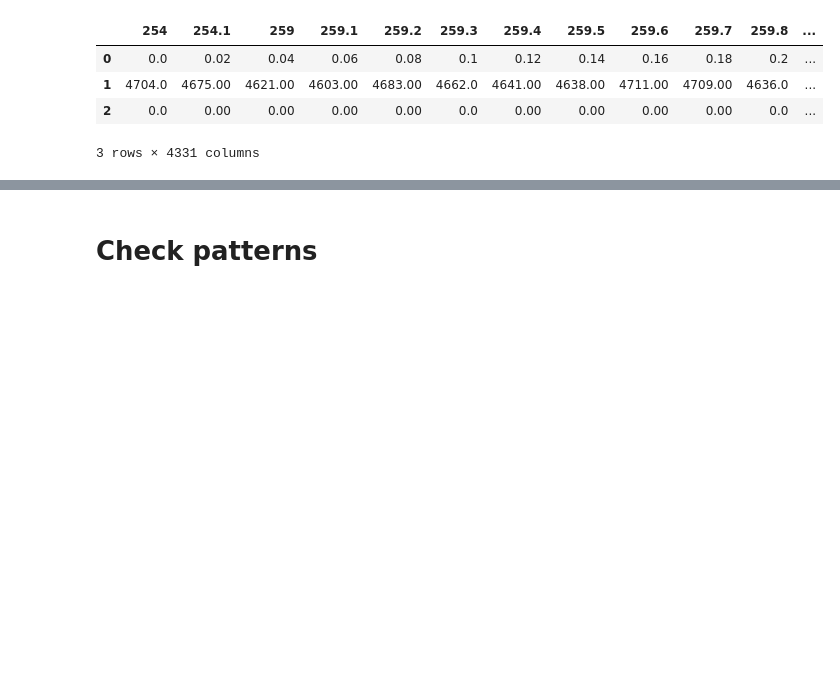
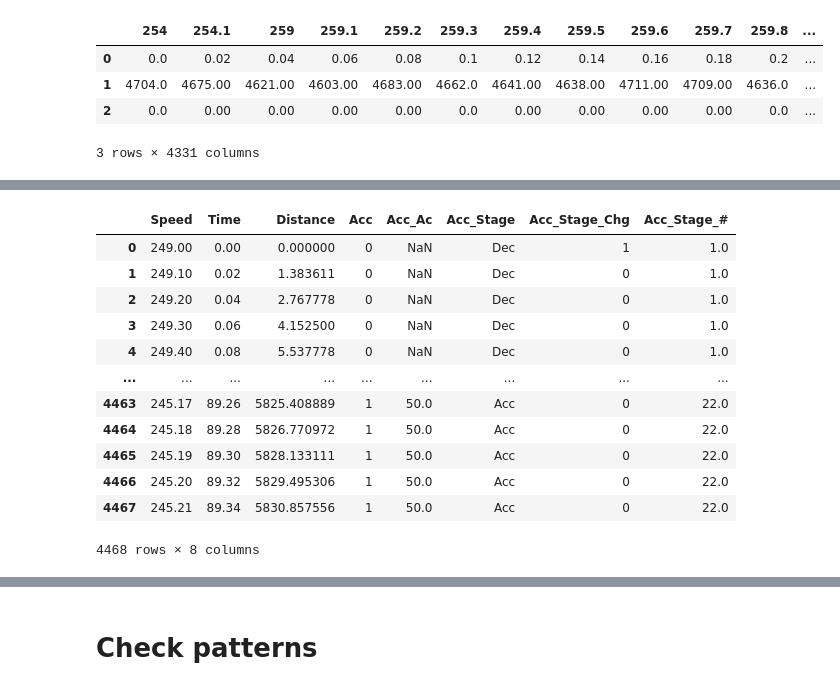
Before and after one commit to JotaBlanco/F1_Data, a Jupyter notebook: F1_Lapping.ipynb, the cells around one changed output, grey strips where cells are left out. Cells and saved outputs as stored; diff of their text form; code cells hidden in the pictures; blank space fills up the shorter version.

```diff
--- a/F1_Lapping.ipynb
+++ b/F1_Lapping.ipynb
@@ -193,6 +194,22 @@ df_ham = pd.DataFrame({'Speed': v,
 df_ham_2 = pd.DataFrame({'Speed': v,
                        'Time': f,
                        'Distance': d})
+# %%
+df_ham
+# %% [output]
+|  | Speed | Time | Distance | Acc | Acc_Ac | Acc_Stage | Acc_Stage_Chg | Acc_Stage_# |
+| 0 | 249.00 | 0.00 | 0.000000 | 0 | NaN | Dec | 1 | 1.0 |
+| 1 | 249.10 | 0.02 | 1.383611 | 0 | NaN | Dec | 0 | 1.0 |
+| 2 | 249.20 | 0.04 | 2.767778 | 0 | NaN | Dec | 0 | 1.0 |
+| 3 | 249.30 | 0.06 | 4.152500 | 0 | NaN | Dec | 0 | 1.0 |
+| 4 | 249.40 | 0.08 | 5.537778 | 0 | NaN | Dec | 0 | 1.0 |
+| ... | ... | ... | ... | ... | ... | ... | ... | ... |
+| 4463 | 245.17 | 89.26 | 5825.408889 | 1 | 50.0 | Acc | 0 | 22.0 |
+| 4464 | 245.18 | 89.28 | 5826.770972 | 1 | 50.0 | Acc | 0 | 22.0 |
+| 4465 | 245.19 | 89.30 | 5828.133111 | 1 | 50.0 | Acc | 0 | 22.0 |
+| 4466 | 245.20 | 89.32 | 5829.495306 | 1 | 50.0 | Acc | 0 | 22.0 |
+| 4467 | 245.21 | 89.34 | 5830.857556 | 1 | 50.0 | Acc | 0 | 22.0 |
+4468 rows × 8 columns
 # %%
 plt.plot(df_ham['Speed'])
 plt.plot(df_ham_2['Speed'])
```
Also changed, not shown: parts of 71 cells of this notebook.
